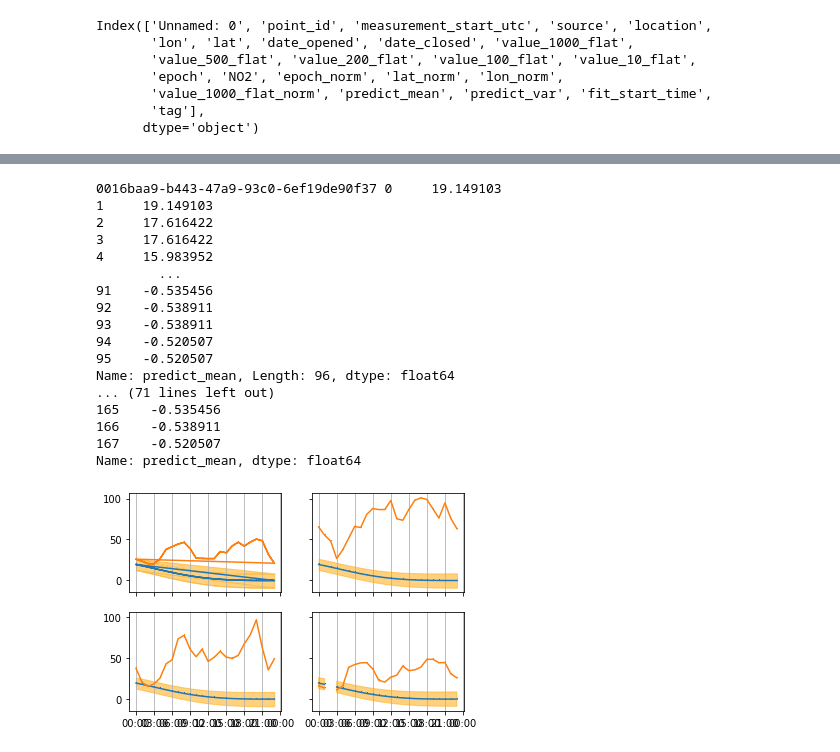
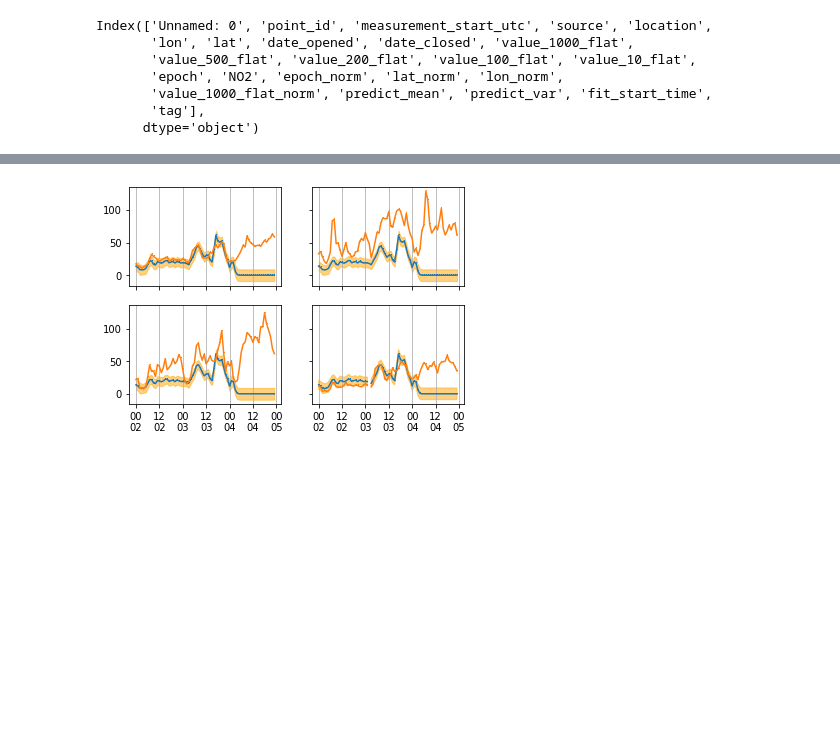
Before and after one commit to alan-turing-institute/clean-air-infrastructure, a Jupyter notebook: validation/plot_validation.ipynb, the cells around one changed output, grey strips where cells are left out. Drawn from its saved outputs; the diff is of its cells as text; code cells hidden in the pictures; blank space fills up the shorter version.

Commit message:
Predict on training and testing period with laptop experiment.

```diff
--- a/validation/plot_validation.ipynb
+++ b/validation/plot_validation.ipynb
@@ -131,5 +131,5 @@ Y var shape: (3398,)
 # %%
-i = 0
+i = 3
 preds = updated_preds[i]
 preds['measurement_start_utc'] = pd.to_datetime(preds['measurement_start_utc'])
 gb = preds.groupby('point_id')
@@ -148,7 +148,7 @@ def plot_pretty_timeseries(time, series, ax, sigmas=None, locator=dates.DayLocat
     ax.xaxis.grid(True, which="major")
 #     ax.xaxis.set_major_locator(locator)
 #     ax.xaxis.set_major_formatter(dates.DateFormatter('%d\n%m'))
-    ax.xaxis.set_major_formatter(dates.DateFormatter('%H:%M'))
+    ax.xaxis.set_major_formatter(dates.DateFormatter('%H\n%d'))
 
     if not sigmas is None:
         factor = 2
@@ -208,34 +204,17 @@ sigmas: (24,)
 # %%
 n = 2 # number of rows
 c = 2 # number of columns
 fig, axs = plt.subplots(n, c, sharex=True, sharey=True)
 i = 0
 j = 0
-for point, row in gb:
-    print(point, row['predict_mean'])
-    plot_pretty_timeseries(row['measurement_start_utc'], row['predict_mean'], axs[i, j], sigmas=row['predict_var'], locator=dates.HourLocator(interval=6))
-    plot_pretty_timeseries(row['measurement_start_utc'], row['NO2'], axs[i, j], locator=dates.HourLocator(interval=6))
+for point, point_df in gb:
+    point_df = point_df.sort_values(by='measurement_start_utc')
+    plot_pretty_timeseries(point_df['measurement_start_utc'], point_df['predict_mean'], axs[i, j], sigmas=point_df['predict_var'], locator=dates.HourLocator(interval=6))
+    plot_pretty_timeseries(point_df['measurement_start_utc'], point_df['NO2'], axs[i, j], locator=dates.HourLocator(interval=6))
     i += j % c
     j += 1
     j = j % c
     if i == n:
         break
 # %% [output]
-0016baa9-b443-47a9-93c0-6ef19de90f37 0     19.149103
-1     19.149103
-2     17.616422
-3     17.616422
-4     15.983952
-        ...
-91    -0.535456
-92    -0.538911
-93    -0.538911
-94    -0.520507
-95    -0.520507
-Name: predict_mean, Length: 96, dtype: float64
-... (71 lines left out)
-165    -0.535456
-166    -0.538911
-167    -0.520507
-Name: predict_mean, dtype: float64
-[figure, old version]
+[figure, new version]
```
Also changed, not shown: parts of 3 cells of this notebook, 1 other file.
